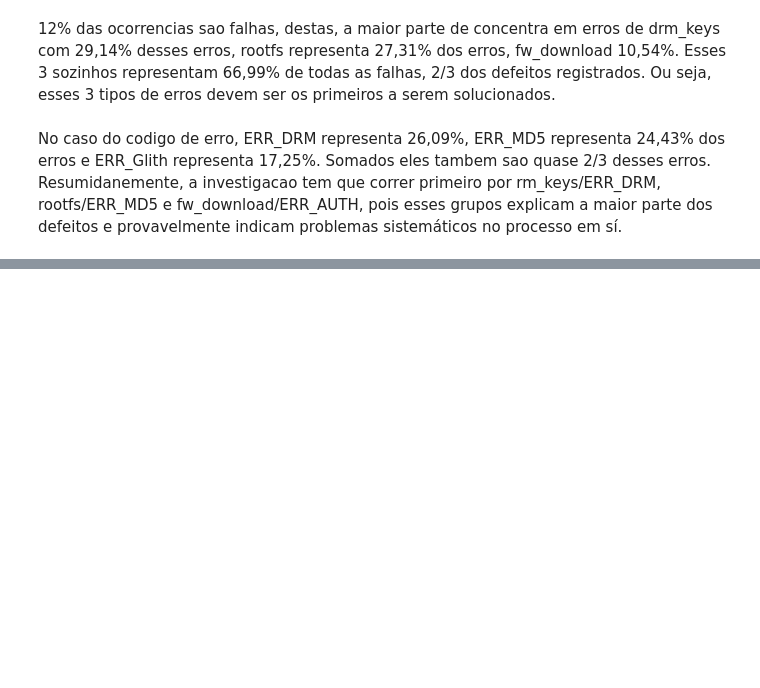
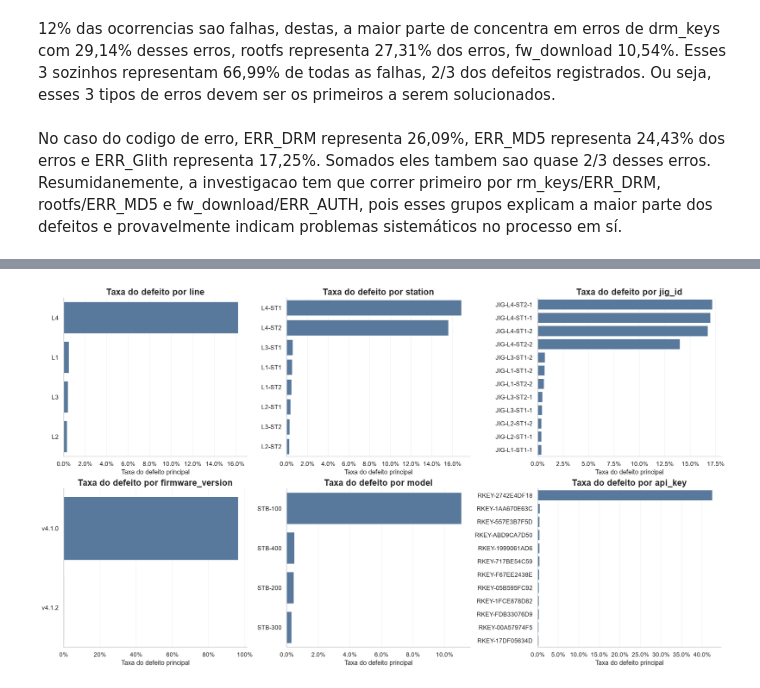
Before and after one commit to Messyas/Dashboard_de_Anomalias-AsyncTask, a Jupyter notebook: Notebooks/1-EDA.ipynb, the cells around one changed output, grey strips where cells are left out. Drawn from its saved outputs; the diff is of its cells as text; code cells hidden in the pictures; blank space fills up the shorter version.

```diff
--- a/Notebooks/1-EDA.ipynb
+++ b/Notebooks/1-EDA.ipynb
@@ -273,0 +278,21 @@ No caso do codigo de erro, ERR_DRM representa 26,09%, ERR_MD5 representa 24,43%
+# %%
+analysis_df = dataset.copy()
+analysis_df["timestamp"] = pd.to_datetime(analysis_df["timestamp"])
+analysis_df["is_fail"] = analysis_df["result"].eq("FAIL")
+
+MAIN_FAILED_STEP = "drm_keys"
+MAIN_ERROR_CODE = "ERR_DRM"
+
+analysis_df["is_main_defect"] = (
+    analysis_df["failed_step"].eq(MAIN_FAILED_STEP)
+    | analysis_df["error_code"].eq(MAIN_ERROR_CODE)
+)
+
+main_defect = analysis_df.loc[analysis_df["is_main_defect"]].copy()
+
+print(f"Defeito analisado: {MAIN_FAILED_STEP} / {MAIN_ERROR_CODE}")
+print(f"Ocorrencias do defeito: {len(main_defect):,}")
+print(f"Participacao nas falhas: {len(main_defect) / analysis_df['is_fail'].sum():.2%}")
+print(f"Participacao no total de tentativas: {len(main_defect) / len(analysis_df):.2%}")
+print(f"Primeira ocorrencia: {main_defect['timestamp'].min()}")
+print(f"Ultima ocorrencia: {main_defect['timestamp'].max()}")
@@ -273,0 +440,22 @@ No caso do codigo de erro, ERR_DRM representa 26,09%, ERR_MD5 representa 24,43%
+# %%
+fig, axes = plt.subplots(2, 3, figsize=(18, 10), constrained_layout=True)
+axes = axes.flatten()
+
+for ax, dimension in zip(axes, where_dimensions):
+    summary = where_summaries[dimension].head(12).copy()
+
+    sns.barplot(
+        data=summary,
+        x="main_defect_rate",
+        y=dimension,
+        ax=ax,
+        color="#4C78A8",
+    )
+    ax.set_title(f"Taxa do defeito por {dimension}")
+    ax.set_xlabel("Taxa do defeito principal")
+    ax.set_ylabel("")
+    ax.xaxis.set_major_formatter(PercentFormatter(xmax=1.0))
+
+plt.show()
+# %% [output]
+[figure, added]
```
Also changed, not shown: parts of 14 cells of this notebook.
